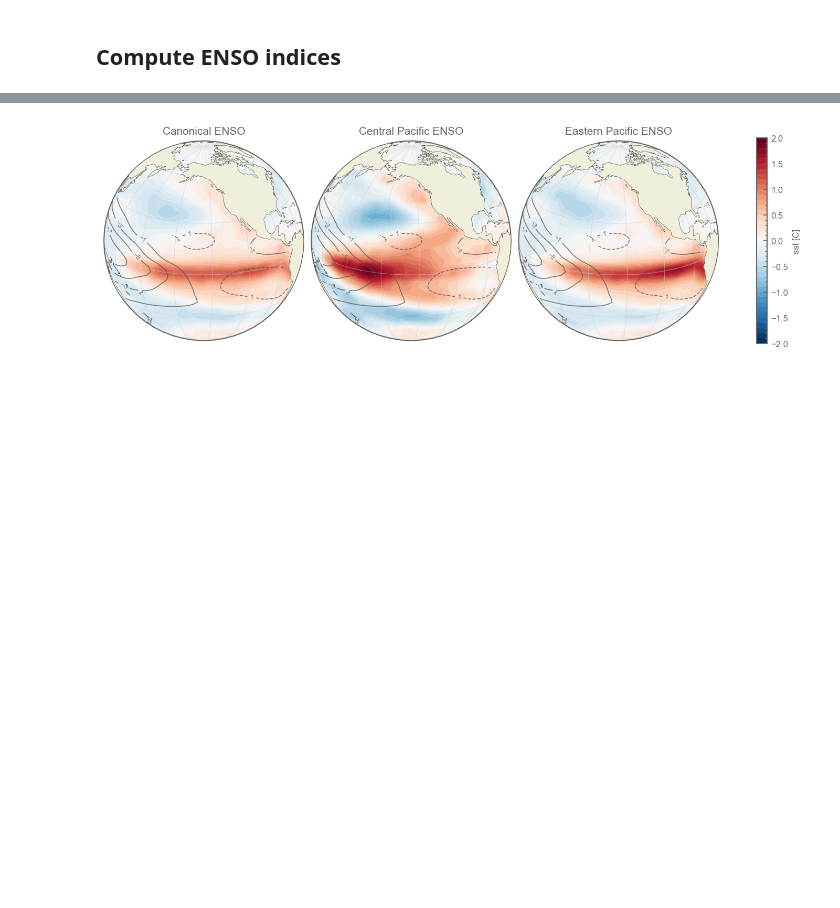
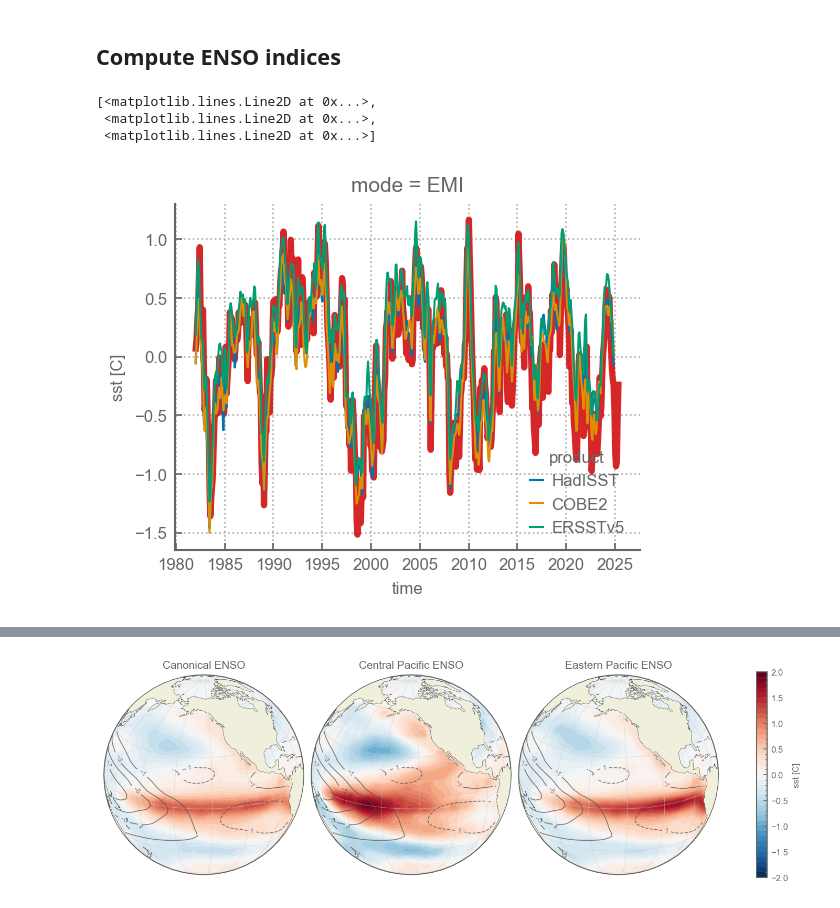
Before and after one commit to rguilcas/2025_GRL_Pattern-effect-internal-variability, a Jupyter notebook: Processing_poster.ipynb, the cells around one changed output, grey strips where cells are left out. Drawn from its saved outputs; the diff is of its cells as text; code cells hidden in the pictures; blank space fills up the shorter version.

```diff
--- a/Processing_poster.ipynb
+++ b/Processing_poster.ipynb
@@ -271,5 +370,20 @@ modes_obs = regr_modes.rename(slope='mode_pattern')[['mode_timeseries', 'mode_pa
 modes_obs['lambdas'] = modes_obs.mode_pattern.weighted(np.cos(np.deg2rad(modes_obs.lat))).std(['lon','lat'])
 modes_obs['mode_pattern'] = modes_obs.mode_pattern/modes_obs.lambdas
 modes_obs['pi'] = (modes_obs.mode_pattern*GF).sum(['lon','lat'])
+# %%
+df = pd.read_csv('/home/rguillaume/developpements/Publications/2025_Guillaume-Castel_Ceppi_PatternEffect-Variability/SINTEX_EMI.csv', index_col=0, parse_dates=True).Obs
+ds_jamstec = df.dropna().to_xarray()
+
+xr_linregress(ds_jamstec, modes.interp_like(ds_jamstec), dim='time').sel(mode='EMI')
+
+ds_jamstec.plot(color='tab:red', lw=3)
+
+modes.interp_like(ds_jamstec).sel(mode='EMI').plot(hue='product')
+# ds_jamstec.plot()
+# %% [output]
+[<matplotlib.lines.Line2D at 0x...>,
+ <matplotlib.lines.Line2D at 0x...>,
+ <matplotlib.lines.Line2D at 0x...>]
+[figure, added]
 # %%
 regr_modes_full = xr_linregress(modes, SSTA, dim='time')
```
Also changed, not shown: parts of 29 cells of this notebook, 23 other files.
